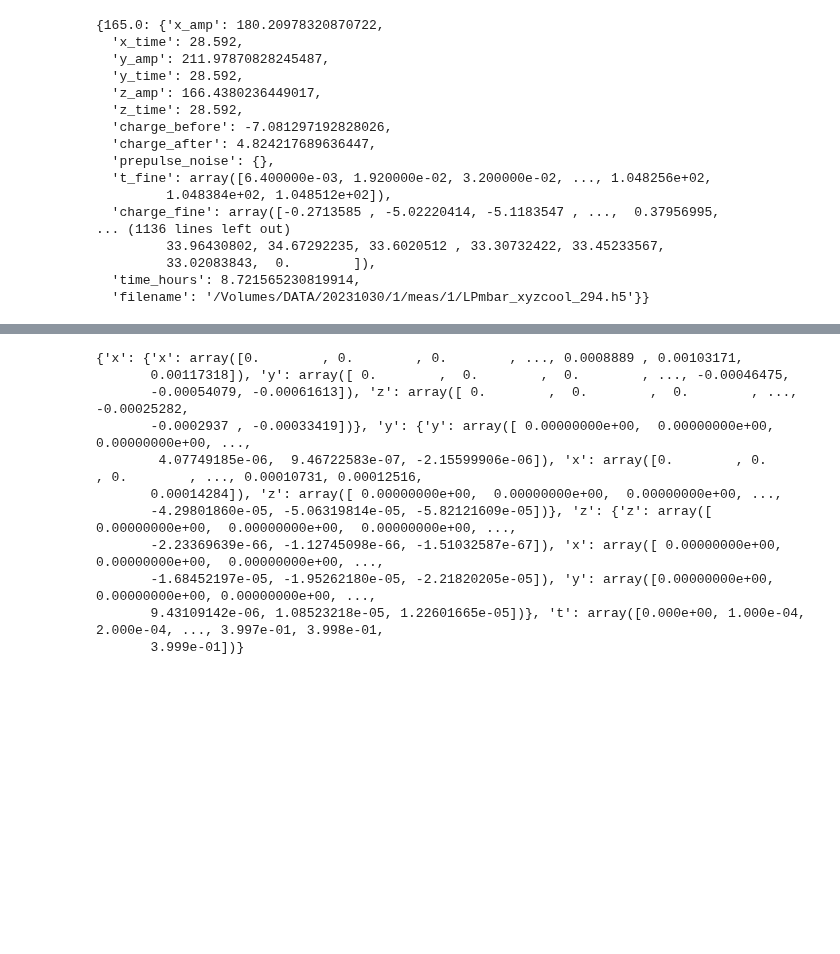
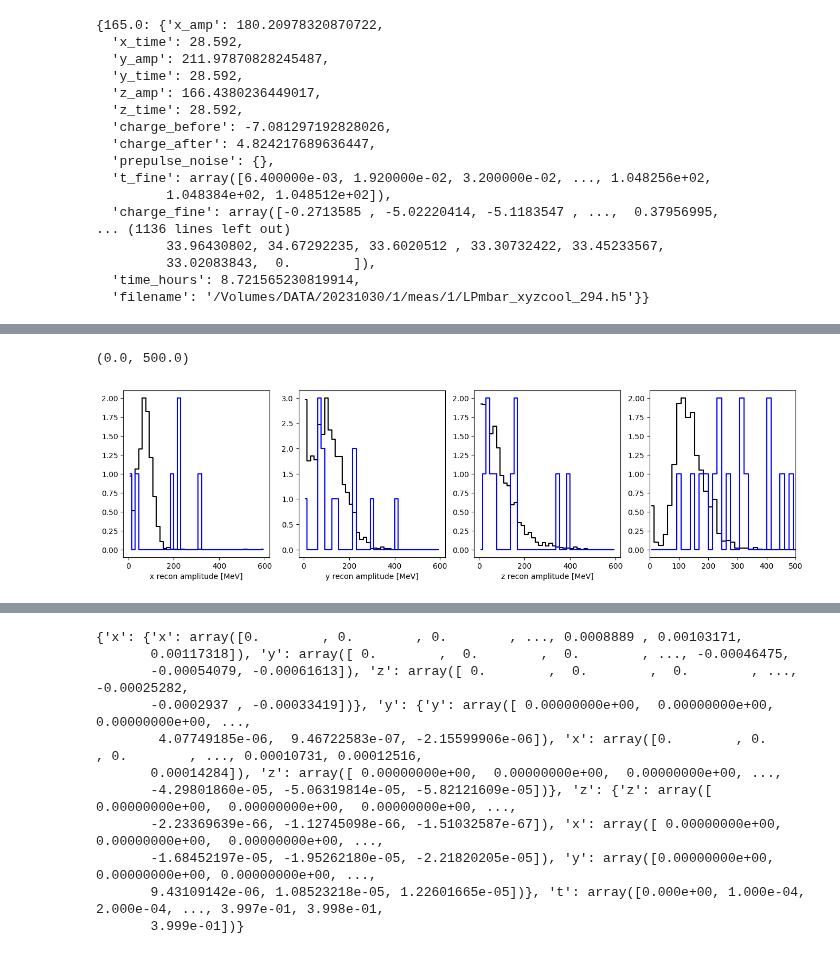
Before and after one commit to Moore-Lab/decay_analysis, a Jupyter notebook: analyze_alpha_data_20231030.ipynb, the cells around one changed output, grey strips where cells are left out. Cells and saved outputs as stored; diff of their text form; code cells hidden in the pictures; blank space fills up the shorter version.

```diff
--- a/analyze_alpha_data_20231030.ipynb
+++ b/analyze_alpha_data_20231030.ipynb
@@ -1735,12 +1736,12 @@ if(remake_files):
 
     importlib.reload(bu)
     for j,k in enumerate(pulse_data.keys()):
-        if(j != 10 ): continue
+        #if(j != 17 ): continue
 
         idx = int(pulse_data[k]['filename'][-6:-3])
         print(idx)
 
-        step_pars, fig = bu.pulse_recon(pulse_data[k], fit_vals, template_dict=template_dict_fit, noise_dict=noise_dict_3D, sigma=sig_vec, amp_cal_facs=[volts_per_meters, calibrated_OF_amps_from_fit], do_bandpass=False)
+        step_pars, fig = bu.pulse_recon(pulse_data[k], fit_vals, template_dict=template_dict_fit, noise_dict=noise_dict_3D, sigma=sig_vec, amp_cal_facs=[volts_per_meters, calibrated_OF_amps_from_fit], do_bandpass=True)
         plt.savefig(curr_plots_dir+"/refined_cand_decay_%s_%s_%d.png"%(file_label, step_label, idx), dpi=150, bbox_inches="tight")
 
         plt.close(fig)
@@ -1749,4 +1750,9 @@ if(remake_files):
 
     with open(fname_refined, 'wb') as fout:
         pickle.dump(pulse_data_refined, fout)
+
+else:
+
+    with open(fname_refined, 'rb') as fin:
+        pulse_data_refined = pickle.load(fin)
 # %% [output]
@@ -1753,0 +1777,66 @@ if(remake_files):
+# %%
+coord_list = ['x', 'y', 'z']
+
+bins = np.linspace(0, 600, 40)
+
+tot_noise = np.zeros((3,len(bins[:-1])))
+tot_noise_r = np.zeros(len(bins[:-1]))
+event_amps = []
+for j,k in enumerate(pulse_data_refined.keys()):
+    #plt.figure(figsize=(12,4))
+    #if(j>0): continue
+    pd = pulse_data_refined[k]
+
+    event_amps.append(pd['refined_OF_amps'])
+
+    for m, c in enumerate(coord_list):
+
+        rand_recon = np.abs(pd['random_recon'][c])
+
+        hh, be = np.histogram(rand_recon, bins=bins)
+        bc = be[:-1] + np.diff(be)/2
+
+        tot_noise[m,:] += hh
+
+    rand_recon_r = np.sqrt(np.array(pd['random_recon']['x'])**2 + np.array(pd['random_recon']['y'])**2)
+    hh, be = np.histogram(rand_recon_r, bins=bins)
+    tot_noise_r += hh
+
+    #     plt.subplot(1,3,m+1)
+    #     plt.errorbar(bc, hh, yerr=np.sqrt(hh), fmt='o', color='k')
+    #     yy = plt.ylim()
+    #     plt.plot(pd['refined_OF_amps'][m]*np.ones(2), yy, 'b--', label="Recon. amp.")
+    #     plt.ylim(yy)
+    #     plt.xlabel("%s recon amplitude [MeV]"%c)
+
+    # plt.suptitle("Event %d"%k)
+
+event_amps = np.array(event_amps)
+
+bins2 = np.linspace(0, 600, 40)
+
+plt.figure(figsize=(16,4))
+for m, c in enumerate(coord_list):
+
+    hh, be = np.histogram(event_amps[:,m], bins=bins2)
+    bc2 = be[:-1] + np.diff(be)/2
+
+    plt.subplot(1,4,m+1)
+    noise = tot_noise[m,:] * np.max(hh)/np.max(tot_noise[m,:])
+    plt.step(bc, noise, where='mid', color='k')
+    plt.step(bc2, hh, where='mid', color='b')
+    yy = plt.ylim()
+    #plt.plot(pd['refined_OF_amps'][m]*np.ones(2), yy, 'b--', label="Recon. amp.")
+    #plt.ylim(yy)
+    plt.xlabel("%s recon amplitude [MeV]"%c)
+
+plt.subplot(1,4,4)
+noise = tot_noise_r * np.max(hh)/np.max(tot_noise_r)
+plt.step(bc, noise, where='mid', color='k')
+
+hh, be = np.histogram(np.sqrt(event_amps[:,0]**2 + event_amps[:,1]**2), bins=bins2)
+plt.step(bc2, hh, where='mid', color='b')
+plt.xlim(0,500)
+# %% [output]
+(0.0, 500.0)
+[figure, added]
```
Also changed, not shown: parts of 6 cells of this notebook, 6 other files.
